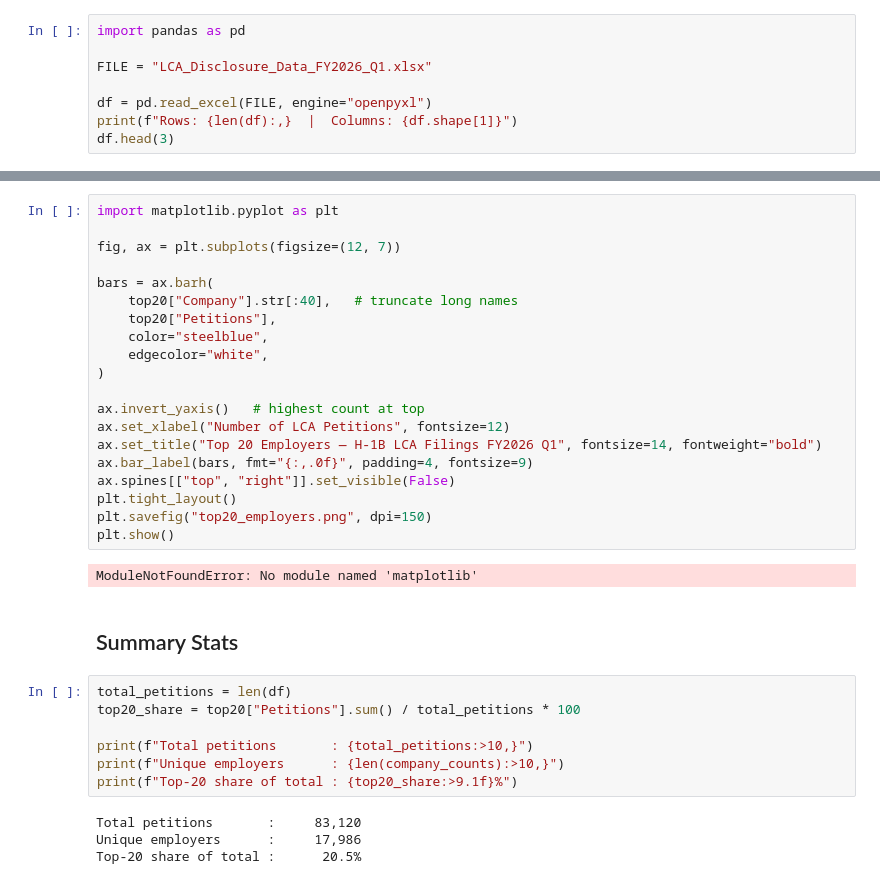
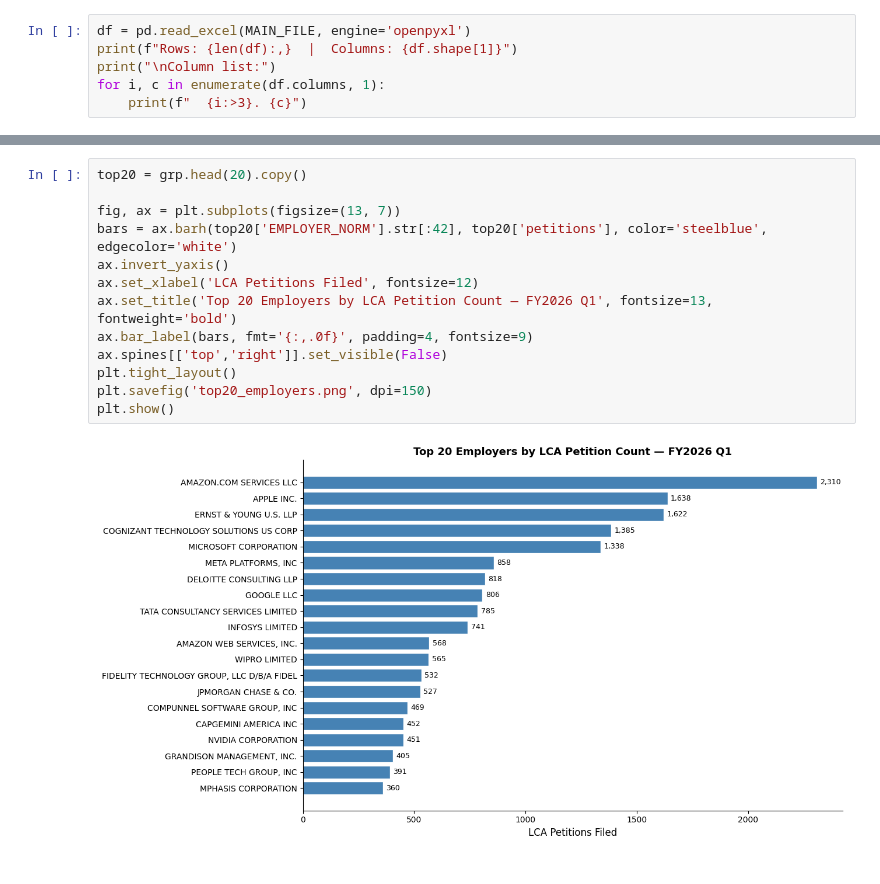
Before and after one commit to Litun/QuantTrading, a Jupyter notebook: h1b_analysis.ipynb, the cells around one changed output, grey strips where cells are left out. Drawn from its saved outputs; the diff is of its cells as text.

```diff
--- a/h1b_analysis.ipynb
+++ b/h1b_analysis.ipynb
@@ -4,10 +30,8 @@ Source: `LCA_Disclosure_Data_FY2026_Q1.xlsx`
 # %%
-import pandas as pd
-
-FILE = "LCA_Disclosure_Data_FY2026_Q1.xlsx"
-
-df = pd.read_excel(FILE, engine="openpyxl")
+df = pd.read_excel(MAIN_FILE, engine='openpyxl')
 print(f"Rows: {len(df):,}  |  Columns: {df.shape[1]}")
-df.head(3)
+print("\nColumn list:")
+for i, c in enumerate(df.columns, 1):
+    print(f"  {i:>3}. {c}")
 # %% [output]
 Rows: 83,120  |  Columns: 98
@@ -86,35 +211,15 @@ top20
 # %%
-import matplotlib.pyplot as plt
+top20 = grp.head(20).copy()
 
-fig, ax = plt.subplots(figsize=(12, 7))
-
-bars = ax.barh(
-    top20["Company"].str[:40],   # truncate long names
-    top20["Petitions"],
-    color="steelblue",
-    edgecolor="white",
-)
-
-ax.invert_yaxis()   # highest count at top
-ax.set_xlabel("Number of LCA Petitions", fontsize=12)
-ax.set_title("Top 20 Employers — H-1B LCA Filings FY2026 Q1", fontsize=14, fontweight="bold")
-ax.bar_label(bars, fmt="{:,.0f}", padding=4, fontsize=9)
-ax.spines[["top", "right"]].set_visible(False)
+fig, ax = plt.subplots(figsize=(13, 7))
+bars = ax.barh(top20['EMPLOYER_NORM'].str[:42], top20['petitions'], color='steelblue', edgecolor='white')
+ax.invert_yaxis()
+ax.set_xlabel('LCA Petitions Filed', fontsize=12)
+ax.set_title('Top 20 Employers by LCA Petition Count — FY2026 Q1', fontsize=13, fontweight='bold')
+ax.bar_label(bars, fmt='{:,.0f}', padding=4, fontsize=9)
+ax.spines[['top','right']].set_visible(False)
 plt.tight_layout()
-plt.savefig("top20_employers.png", dpi=150)
+plt.savefig('top20_employers.png', dpi=150)
 plt.show()
 # %% [output]
-ModuleNotFoundError: No module named 'matplotlib'
+[figure, added]
-# %% [markdown]
-## Summary Stats
-# %%
-total_petitions = len(df)
-top20_share = top20["Petitions"].sum() / total_petitions * 100
-
-print(f"Total petitions       : {total_petitions:>10,}")
-print(f"Unique employers      : {len(company_counts):>10,}")
-print(f"Top-20 share of total : {top20_share:>9.1f}%")
-# %% [output]
-Total petitions       :     83,120
-Unique employers      :     17,986
-Top-20 share of total :      20.5%
```
Also changed, not shown: parts of 28 cells of this notebook, 2 other files.
